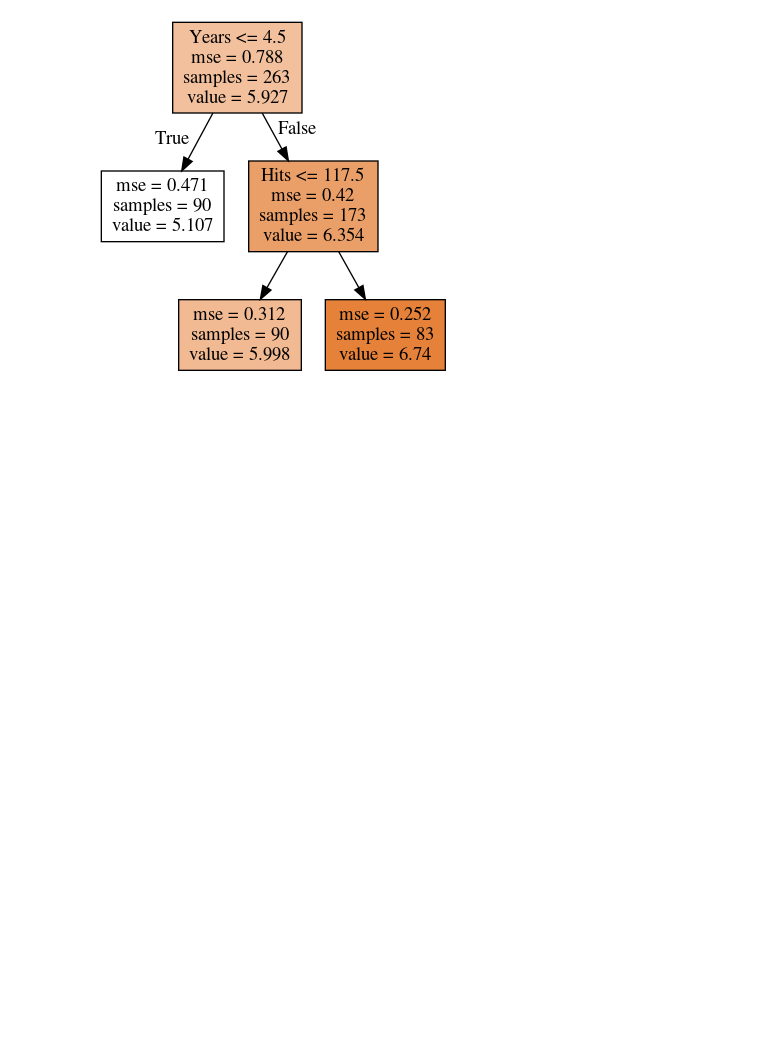
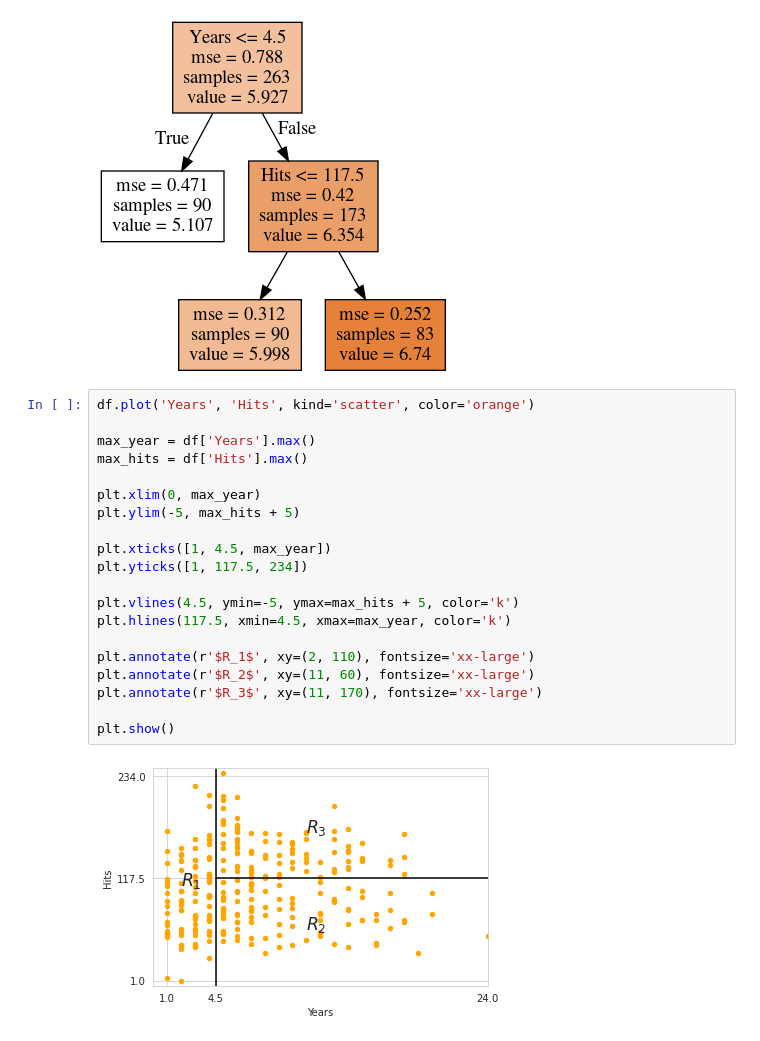
Before and after one commit to somnath1077/MachineLearningExercises, a Jupyter notebook: isrl_rev/ch08/ch_08_regression_trees.ipynb, the cells around one changed output. Drawn from its saved outputs; the diff is of its cells as text; blank space fills up the shorter version.

```diff
--- a/isrl_rev/ch08/ch_08_regression_trees.ipynb
+++ b/isrl_rev/ch08/ch_08_regression_trees.ipynb
@@ -131,3 +131,25 @@ graph = print_tree(model, features=['Years', 'Hits'])
 Image(graph[0].create_png())
 # %% [output]
 [figure]
+# %%
+df.plot('Years', 'Hits', kind='scatter', color='orange')
+
+max_year = df['Years'].max()
+max_hits = df['Hits'].max()
+
+plt.xlim(0, max_year)
+plt.ylim(-5, max_hits + 5)
+
+plt.xticks([1, 4.5, max_year])
+plt.yticks([1, 117.5, 234])
+
+plt.vlines(4.5, ymin=-5, ymax=max_hits + 5, color='k')
+plt.hlines(117.5, xmin=4.5, xmax=max_year, color='k')
+
+plt.annotate(r'$R_1$', xy=(2, 110), fontsize='xx-large')
+plt.annotate(r'$R_2$', xy=(11, 60), fontsize='xx-large')
+plt.annotate(r'$R_3$', xy=(11, 170), fontsize='xx-large')
+
+plt.show()
+# %% [output]
+[figure, added]
```
